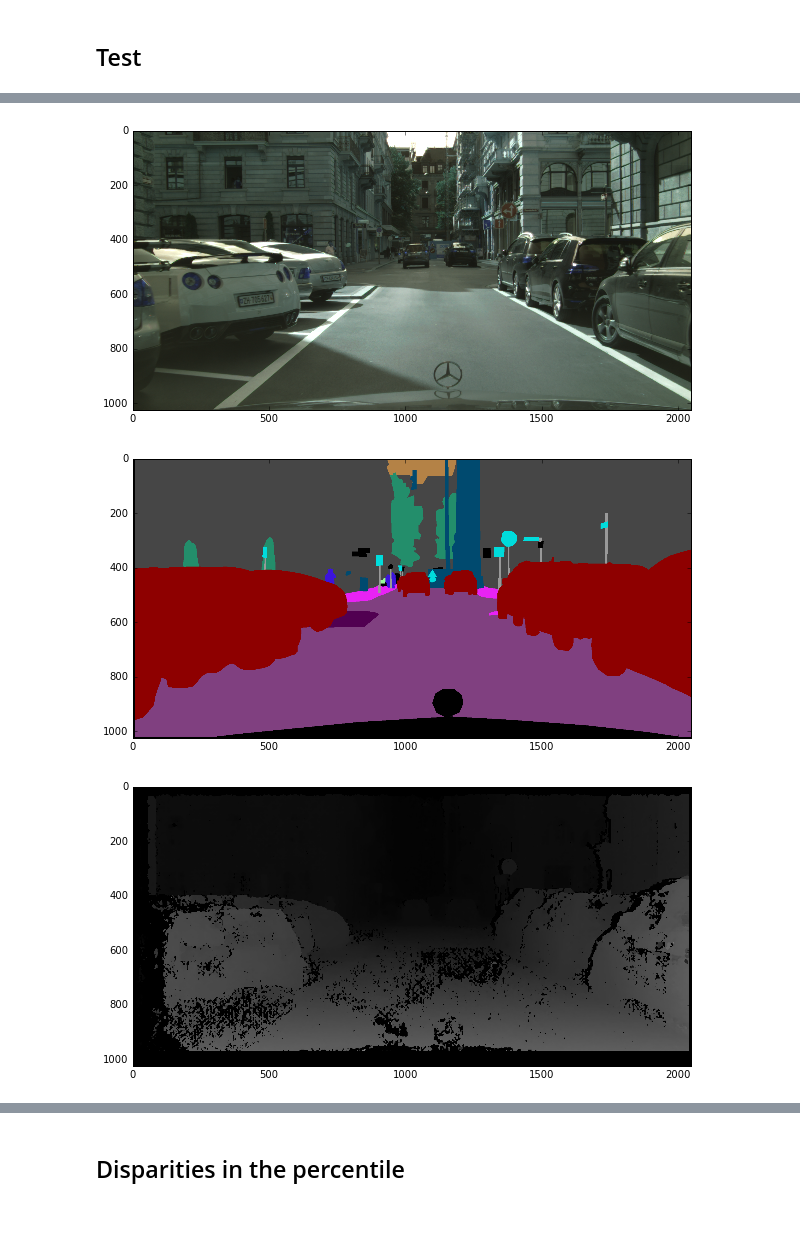
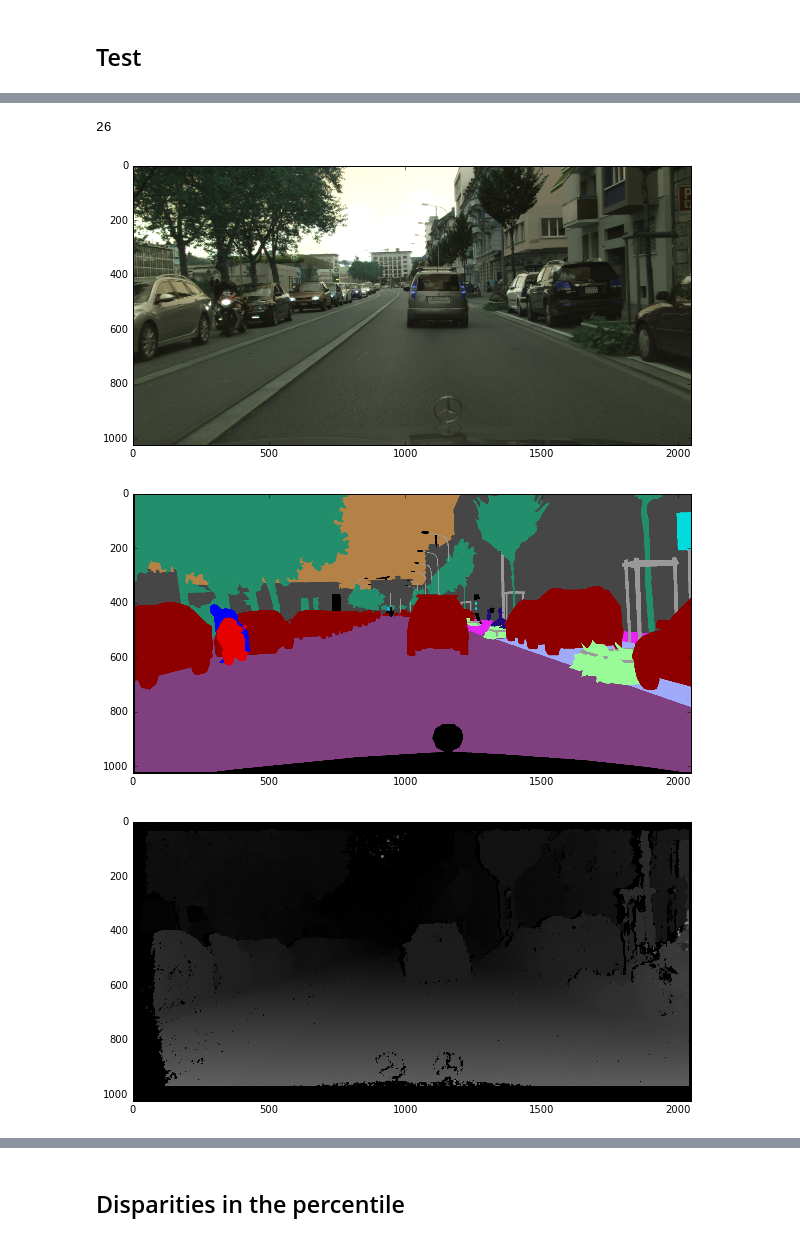
Before and after one commit to Avidereta/dl_project, a Jupyter notebook: preprocess_cityscapes.ipynb, the cells around one changed output, grey strips where cells are left out. Drawn from its saved outputs; the diff is of its cells as text; code cells hidden in the pictures.

```diff
--- a/preprocess_cityscapes.ipynb
+++ b/preprocess_cityscapes.ipynb
@@ -49,23 +52,25 @@ print disp_imgs_paths[0]
 # %%
 # good example nmb_image = 41, 12
 i = np.random.randint(0,len(disp_imgs_paths))
-
+print i
 disp = cv2.imread(disp_imgs_paths[i])
 img = cv2.imread(imgs_paths[i])
 img_path = imgs_paths[i]
 anno_img = cv2.imread(anno_imgs_paths[i])
+excl_disp = ExcludeRoadDisp(disp, anno, [(128, 64, 128), (0, 0, 0)])
 
 Plot(img)
 Plot(anno_img)
 
 ''' All disparity'''
 Plot(disp)
 
 ''' Disparity in percentile '''
 disp_perc = disp.copy()
 disp_perc[disp < np.percentile(disp, 90)] = 0
 Plot(disp_perc)
 # %% [output]
+26
-[figure, old version]
+[figure, new version]
-[figure, old version]
+[figure, new version]
-[figure, old version]
+[figure, new version]
```
Also changed, not shown: parts of 15 cells of this notebook, 3 other files.
